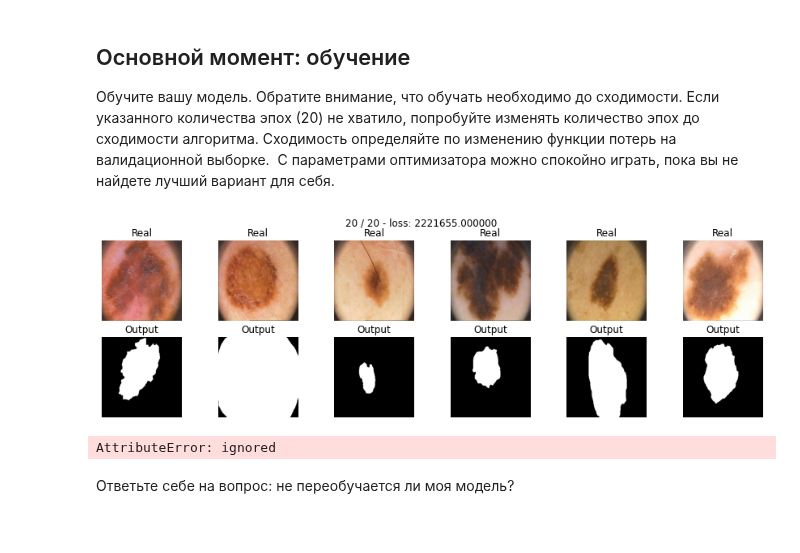
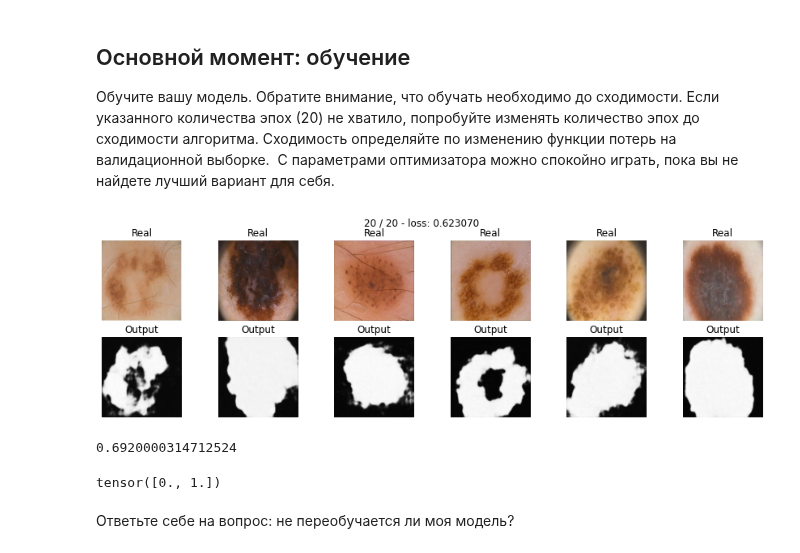
Before and after one commit to prosvirinKir/Deep-Learning-Sckool-term1, a Jupyter notebook: [hw]semantic_segmentation.ipynb, the cells around one changed output. Drawn from its saved outputs; the diff is of its cells as text; code cells hidden in the pictures.

```diff
--- a/[hw]semantic_segmentation.ipynb
+++ b/[hw]semantic_segmentation.ipynb
@@ -131,7 +131,7 @@ print(len(tr), len(val), len(ts))
 #### PyTorch DataLoader
 # %%
 from torch.utils.data import DataLoader
-batch_size = 25
+batch_size = 10
 data_tr = DataLoader(list(zip(np.rollaxis(X[tr], 3, 1), Y[tr, np.newaxis])),
                      batch_size=batch_size, shuffle=True)
 data_val = DataLoader(list(zip(np.rollaxis(X[val], 3, 1), Y[val, np.newaxis])),
@@ -205,12 +205,18 @@ class SegNet(nn.Module):
             nn.ReLU(),
             nn.Conv2d(in_channels=256, out_channels=256, kernel_size=3, padding=1),
             nn.BatchNorm2d(256),
+            nn.ReLU(),
+            nn.Conv2d(in_channels=256, out_channels=256, kernel_size=3, padding=1),
+            nn.BatchNorm2d(256),
             nn.ReLU()
         )
         self.pool2 = nn.MaxPool2d(kernel_size=2, return_indices=True) # 64 -> 32
 
         self.enc_conv3 = nn.Sequential(
             nn.Conv2d(in_channels=256, out_channels=512, kernel_size=3, padding=1),
+            nn.BatchNorm2d(512),
+            nn.ReLU(),
+            nn.Conv2d(in_channels=512, out_channels=512, kernel_size=3, padding=1),
             nn.BatchNorm2d(512),
             nn.ReLU(),
             nn.Conv2d(in_channels=512, out_channels=512, kernel_size=3, padding=1),
@@ -228,6 +234,9 @@ class SegNet(nn.Module):
             nn.ConvTranspose2d(in_channels=512, out_channels=512, kernel_size=3, padding=1),
             nn.BatchNorm2d(512),
             nn.ReLU(),
+            nn.ConvTranspose2d(in_channels=512, out_channels=512, kernel_size=3, padding=1),
+            nn.BatchNorm2d(512),
+            nn.ReLU(),
             nn.ConvTranspose2d(in_channels=512, out_channels=256, kernel_size=3, padding=1),
             nn.BatchNorm2d(256),
             nn.ReLU()
@@ -235,6 +244,9 @@ class SegNet(nn.Module):
 
         self.upsample1 = nn.MaxUnpool2d(kernel_size=2) # 32 -> 64
         self.dec_conv1 = nn.Sequential(
+            nn.ConvTranspose2d(in_channels=256, out_channels=256, kernel_size=3, padding=1),
+            nn.BatchNorm2d(256),
+            nn.ReLU(),
             nn.ConvTranspose2d(in_channels=256, out_channels=256, kernel_size=3, padding=1),
             nn.BatchNorm2d(256),
             nn.ReLU(),
@@ -258,9 +270,9 @@ class SegNet(nn.Module):
             nn.ConvTranspose2d(in_channels=64, out_channels=64, kernel_size=3, padding=1),
             nn.BatchNorm2d(64),
             nn.ReLU(),
-            nn.ConvTranspose2d(in_channels=64, out_channels=3, kernel_size=3, padding=1),
-            nn.BatchNorm2d(3),
-            nn.ReLU()
+            nn.ConvTranspose2d(in_channels=64, out_channels=1, kernel_size=3, padding=1),
+            nn.BatchNorm2d(1),
+            nn.Sigmoid()
         )
 
     def forward(self, x):
@@ -331,5 +343,6 @@ $$\mathcal L_{BCE} = \hat y - y\hat y + \log\left(1+\exp(-\hat y)\right).$$
 # %%
 def bce_loss(y_real, y_pred):
     # TODO
-    # please don't use nn.BCELoss. write it from scratch
-    return torch.sum(y_pred - y_pred * y_real + torch.log(1 + torch.exp(-y_pred)))
+    # please don't use nn.BCELoss. write it from scratch nn.BCELoss(y_real, y_pred)
+
+    return (y_pred - y_pred * y_real + torch.log(1 + torch.exp(-y_pred))).mean()
@@ -361,9 +370,9 @@ def train(model, opt, loss_fn, epochs, data_tr, data_val):
 
             # set parameter gradients to zero
             opt.zero_grad()
-
             # forward
             Y_pred = model(X_batch)
+
             loss = loss_fn(Y_pred, Y_batch) # forward-pass
             loss.backward()  # backward-pass
             opt.step()  # update weights
@@ -375,13 +384,17 @@ def train(model, opt, loss_fn, epochs, data_tr, data_val):
 
         # show intermediate results
         model.eval()  # testing mode
-        Y_hat = Y_batch.to('cpu') # detach and put into cpu
+
+        X_val, Y_val = next(iter(data_val))
+        X_val = X_val.to(device)
+        Y_val = Y_val.to(device)
+        Y_hat = model(X_val).detach().to('cpu')
 
         # Visualize tools
         clear_output(wait=True)
         for k in range(6):
             plt.subplot(2, 6, k+1)
-            plt.imshow(np.rollaxis(X_val[k].numpy(), 0, 3), cmap='gray')
+            plt.imshow(np.rollaxis(X_val[k].detach().to('cpu').numpy(), 0, 3), cmap='gray')
             plt.title('Real')
             plt.axis('off')
 
@@ -391,6 +404,8 @@ def train(model, opt, loss_fn, epochs, data_tr, data_val):
             plt.axis('off')
         plt.suptitle('%d / %d - loss: %f' % (epoch+1, epochs, avg_loss))
         plt.show()
+
+    return list(Y_pred.reshape(-1).cpu().detach().numpy())
 # %% [markdown]
 ## Инференс [1 балл]
 
@@ -419,13 +434,19 @@ model = SegNet().to(device)
 # %%
 max_epochs = 20
 optim = torch.optim.Adam(model.parameters(), lr=1e-4)
-train(model, optim, bce_loss, max_epochs, data_tr, data_val)
+A = train(model, optim, bce_loss, max_epochs, data_tr, data_val)
 # %% [output]
-[figure, old version]
+[figure, new version]
 # %%
-score_model(model.to, iou_pytorch, data_val.to(device))
+score_model(model, iou_pytorch, data_val)
 # %% [output]
-AttributeError: ignored
+0.6920000314712524
+# %%
+a = torch.tensor([0.1, 0.9])
+a.round_()
+a
+# %% [output]
+tensor([0., 1.])
 # %% [markdown]
 Ответьте себе на вопрос: не переобучается ли моя модель?
 # %% [markdown]
```
Also changed, not shown: parts of 6 cells of this notebook.
